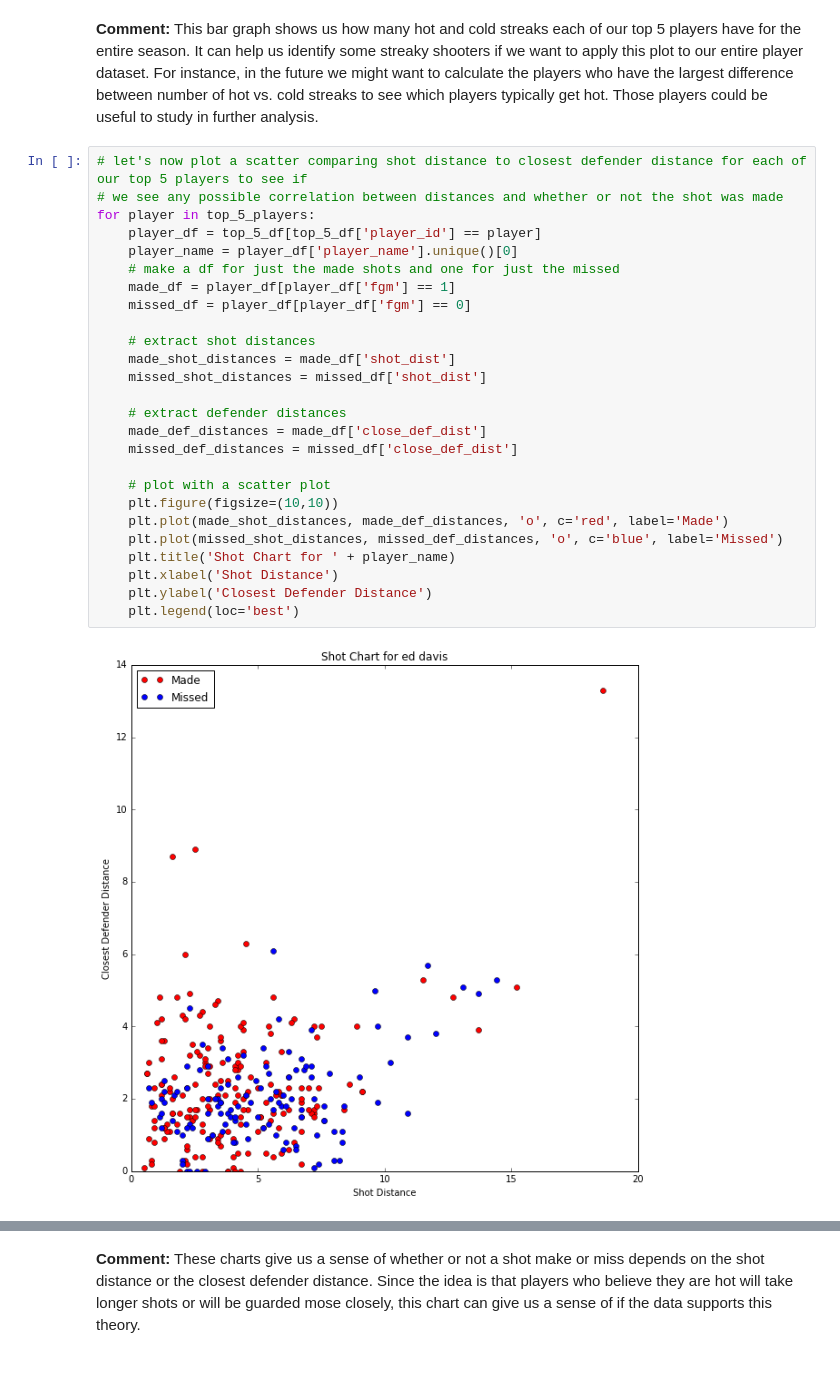
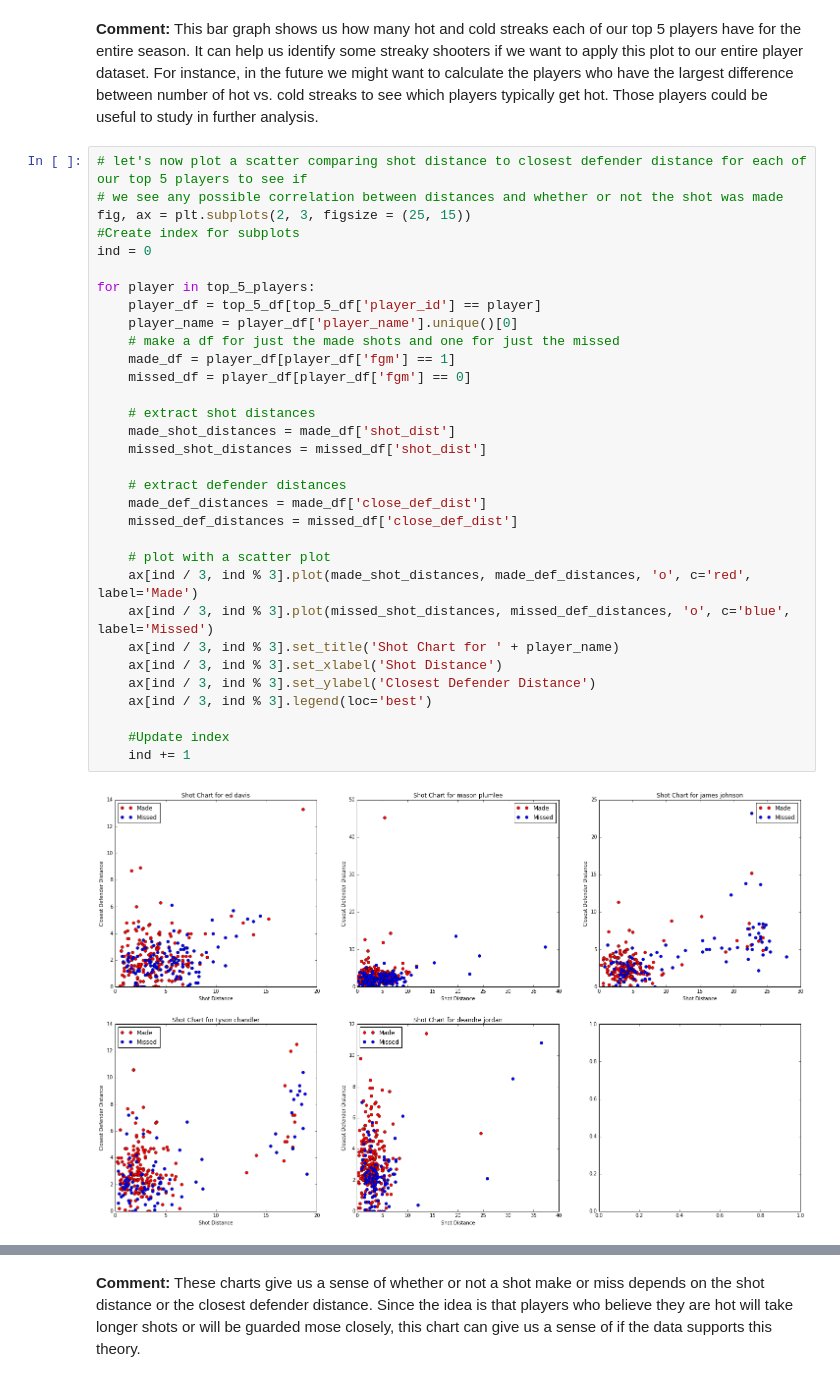
Before and after one commit to kylekwong/cs109-hot-hand, a Jupyter notebook: hothand_cs109a_finalproject.ipynb, the cells around one changed output, grey strips where cells are left out. Saved outputs shown, nothing was run; the diff lists cells and outputs as text.

```diff
--- a/hothand_cs109a_finalproject.ipynb
+++ b/hothand_cs109a_finalproject.ipynb
@@ -489,28 +490,34 @@ ax.legend((rects1[0], rects2[0]), ('Hot', 'Cold'))
 # %%
 # let's now plot a scatter comparing shot distance to closest defender distance for each of our top 5 players to see if
 # we see any possible correlation between distances and whether or not the shot was made
+fig, ax = plt.subplots(2, 3, figsize = (25, 15))
+#Create index for subplots
+ind = 0
+
 for player in top_5_players:
     player_df = top_5_df[top_5_df['player_id'] == player]
     player_name = player_df['player_name'].unique()[0]
     # make a df for just the made shots and one for just the missed
     made_df = player_df[player_df['fgm'] == 1]
     missed_df = player_df[player_df['fgm'] == 0]
 
     # extract shot distances
     made_shot_distances = made_df['shot_dist']
     missed_shot_distances = missed_df['shot_dist']
 
     # extract defender distances
     made_def_distances = made_df['close_def_dist']
     missed_def_distances = missed_df['close_def_dist']
 
     # plot with a scatter plot
-    plt.figure(figsize=(10,10))
-    plt.plot(made_shot_distances, made_def_distances, 'o', c='red', label='Made')
-    plt.plot(missed_shot_distances, missed_def_distances, 'o', c='blue', label='Missed')
-    plt.title('Shot Chart for ' + player_name)
-    plt.xlabel('Shot Distance')
-    plt.ylabel('Closest Defender Distance')
-    plt.legend(loc='best')
+    ax[ind / 3, ind % 3].plot(made_shot_distances, made_def_distances, 'o', c='red', label='Made')
+    ax[ind / 3, ind % 3].plot(missed_shot_distances, missed_def_distances, 'o', c='blue', label='Missed')
+    ax[ind / 3, ind % 3].set_title('Shot Chart for ' + player_name)
+    ax[ind / 3, ind % 3].set_xlabel('Shot Distance')
+    ax[ind / 3, ind % 3].set_ylabel('Closest Defender Distance')
+    ax[ind / 3, ind % 3].legend(loc='best')
+
+    #Update index
+    ind += 1
 # %% [output]
-[figure, old version]
+[figure, new version]
```
Also changed, not shown: parts of 2 cells of this notebook, 4 other files.
